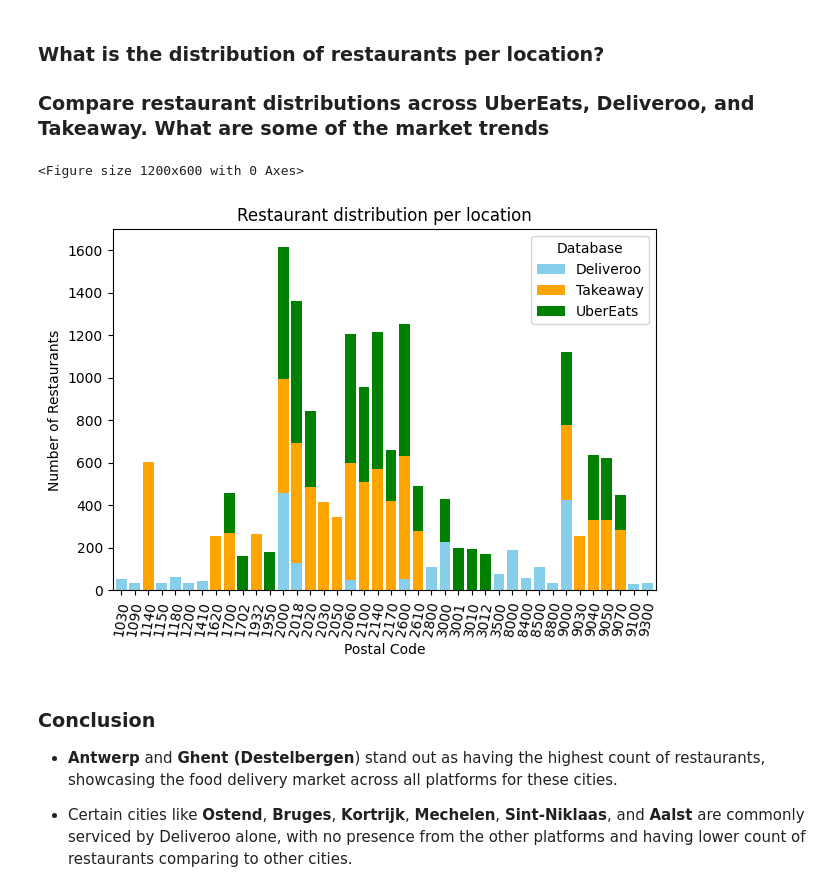
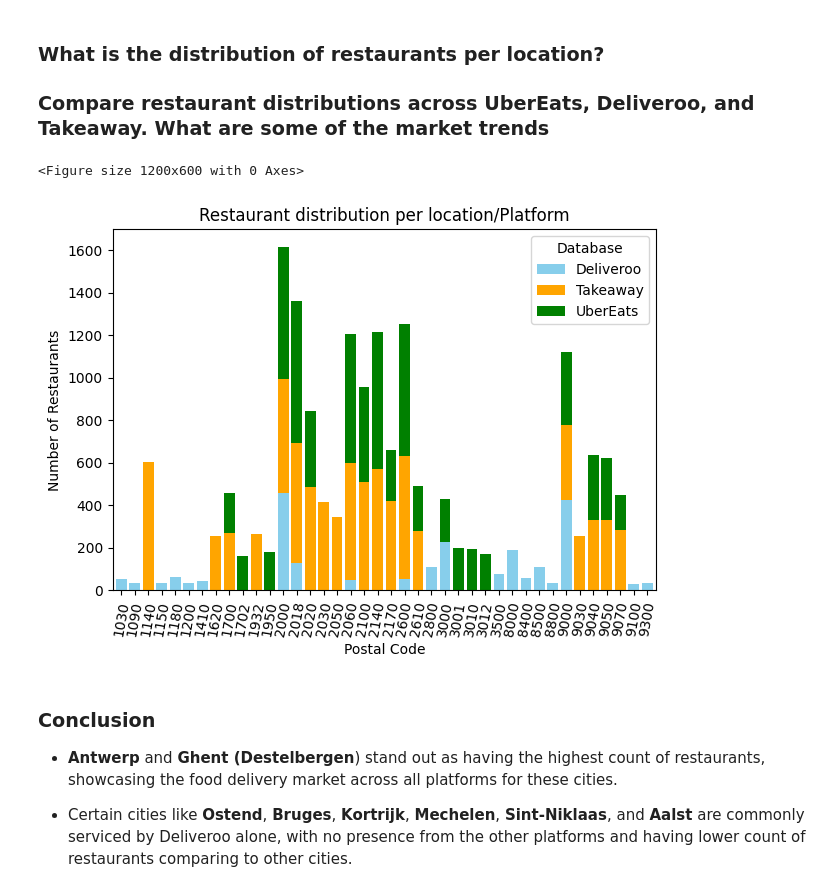
Before and after one commit to lefmannetje/Project-SQL, a Jupyter notebook: code-space/soha-sql-notebook.ipynb, the cells around one changed output. Cells and saved outputs as stored; diff of their text form; code cells hidden in the pictures.

```diff
--- a/code-space/soha-sql-notebook.ipynb
+++ b/code-space/soha-sql-notebook.ipynb
@@ -11,6 +81,14 @@ conn_ubereats = sqlite3.connect(r'../databases/ubereats.db')
 ### What is the distribution of restaurants per location?
 ### Compare restaurant distributions across UberEats, Deliveroo, and Takeaway. What are some of the market trends
 # %%
+import sqlite3
+import pandas as pd
+import matplotlib.pyplot as plt
+
+
+conn_deliveroo = sqlite3.connect(r'../databases/deliveroo.db')
+conn_takeaway = sqlite3.connect(r'../databases/takeaway.db')
+conn_ubereats = sqlite3.connect(r'../databases/ubereats.db')
 
 # Query for deliveroo
 query_deliveroo = """
@@ -58,35 +136,35 @@ ubereats_data['source'] = 'UberEats'
 # get city names from takeaway db
 query_city_mapping = """
 SELECT city, postalCode as postal_code FROM locations;
 """
 city_mapping_df = pd.read_sql_query(query_city_mapping, conn_takeaway)
 
 # mapping of postal codes to city names - not work correctly TO BE DONE later!
 postal_code_to_city = dict(zip(city_mapping_df['postal_code'], city_mapping_df['city']))
 
 conn_deliveroo.close()
 conn_takeaway.close()
 conn_ubereats.close()
 
 # Combine all and Map the postal codes to cities for all datasets
 combined_data = pd.concat([deliveroo_data, takeaway_data, ubereats_data])
 combined_data['postal_code'] = combined_data['postal_code'].astype(str)
 combined_data['city'] = combined_data['postal_code'].map(postal_code_to_city).fillna(combined_data['postal_code'])
 pivot_data = combined_data.pivot_table(index='city', columns='source', values='restaurant_count', aggfunc='sum', fill_value=0)
 
 
 plt.figure(figsize=(12, 6))
 ax = pivot_data.plot(kind='bar', stacked=True, color=['skyblue', 'orange', 'green'], width=0.8)
 plt.xlabel('Postal Code')
 plt.ylabel('Number of Restaurants')
-plt.title('Restaurant distribution per location')
+plt.title('Restaurant distribution per location/Platform')
 plt.xticks(rotation=80)
 plt.legend(title="Database")
 plt.tight_layout()
 plt.show()
 # %% [output]
 <Figure size 1200x600 with 0 Axes>
-[figure, old version]
+[figure, new version]
 # %% [markdown]
 ### Conclusion
 
```
Also changed, not shown: parts of 8 cells of this notebook, 1 other file.
